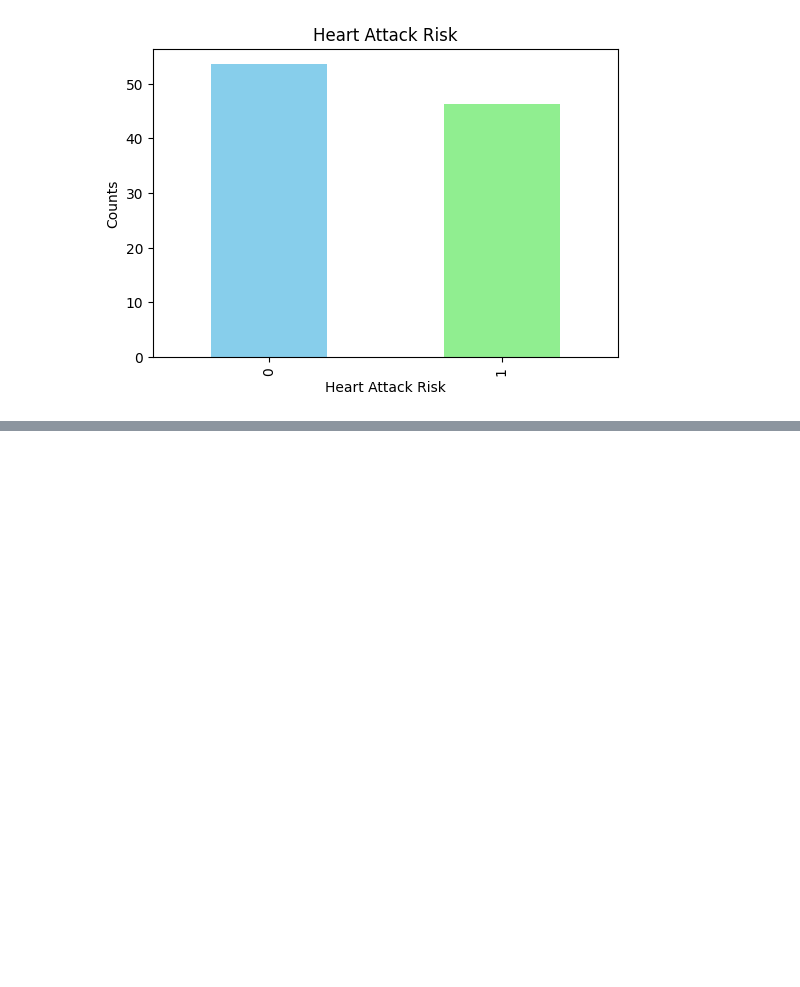
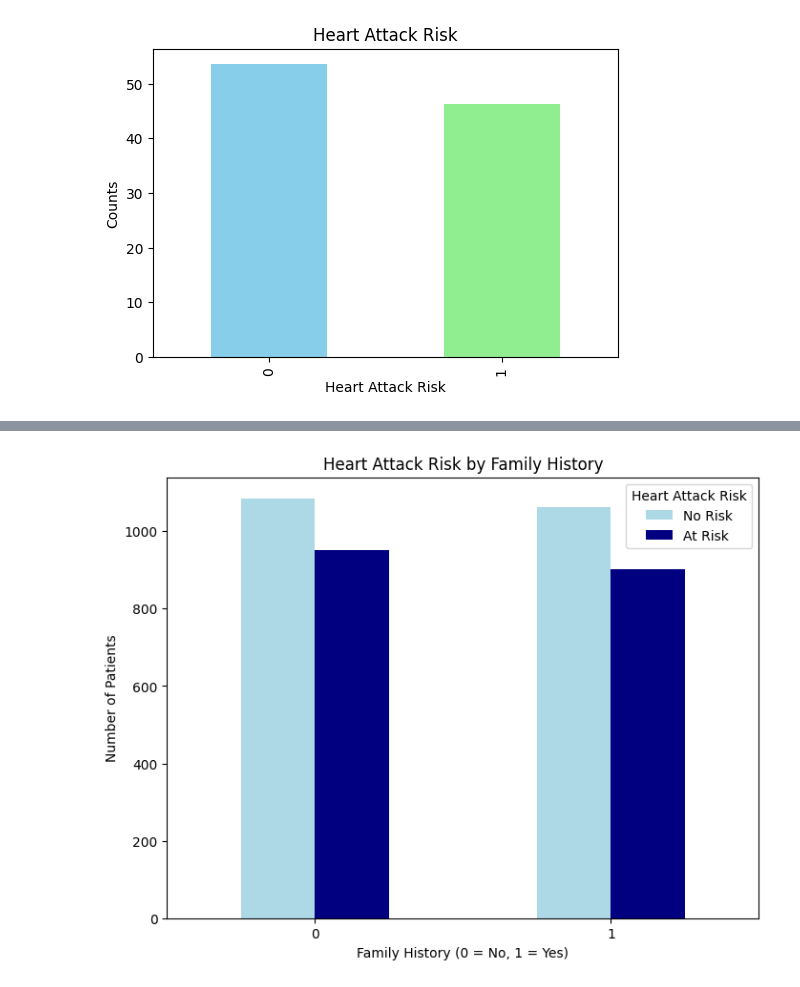
Before and after one commit to FajerAlamro/IT326-Project, a Jupyter notebook: Phase1.ipynb, the cells around one changed output, grey strips where cells are left out. Cells and saved outputs as stored; diff of their text form; code cells hidden in the pictures; blank space fills up the shorter version.

```diff
--- a/Phase1.ipynb
+++ b/Phase1.ipynb
@@ -183,0 +200,12 @@ Name: proportion, dtype: float64
+# %%
+family_history_counts = df.groupby(['Family History', 'Heart Attack Risk']).size().unstack()
+
+family_history_counts.plot(kind='bar', figsize=(8, 6), color=['lightBlue', 'navy'])
+plt.title('Heart Attack Risk by Family History')
+plt.xlabel('Family History (0 = No, 1 = Yes)')
+plt.ylabel('Number of Patients')
+plt.legend(title='Heart Attack Risk', labels=['No Risk', 'At Risk'])
+plt.xticks(rotation=0)
+plt.show()
+# %% [output]
+[figure, added]
```
Also changed, not shown: parts of 10 cells of this notebook.
